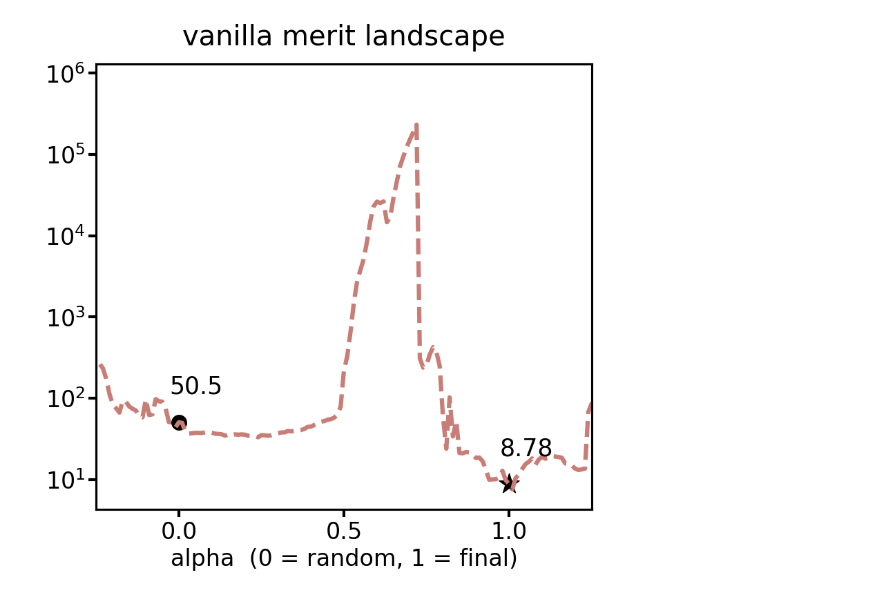
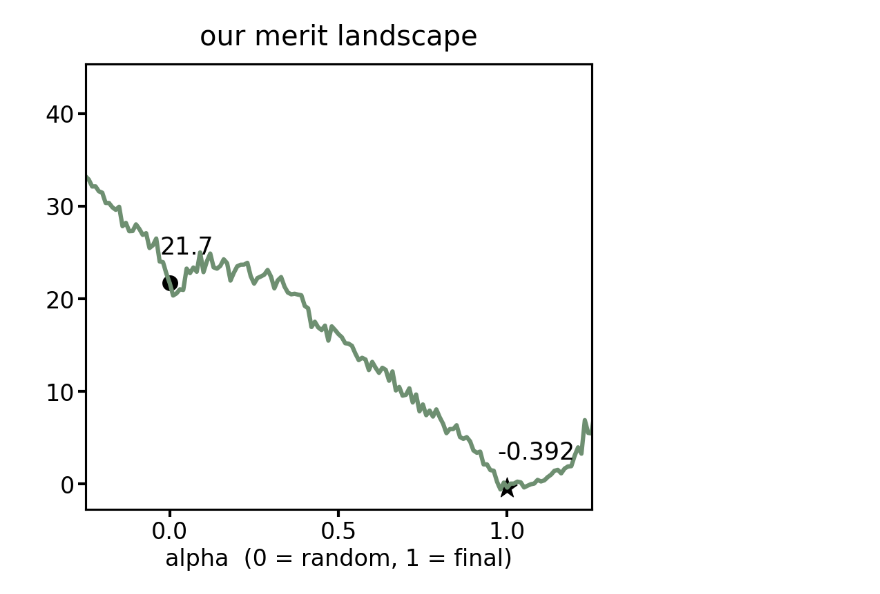
Before and after one commit to xkhainguyen/FSNet, a Jupyter notebook: visualize_weight_to_merit_interp.ipynb, the cells around one changed output. Saved outputs shown, nothing was run; the diff lists cells and outputs as text; code cells hidden in the pictures.

```diff
--- a/visualize_weight_to_merit_interp.ipynb
+++ b/visualize_weight_to_merit_interp.ipynb
@@ -17,7 +17,7 @@ def plot_merit_interpolation(
     t,
     merit,
     *,
-    title="vanilla merit landscape",
+    title="our merit landscape",
     xlabel="alpha  (0 = random, 1 = final)",
     ylabel="merit value",
     save_path=None,
@@ -30,7 +30,7 @@ def plot_merit_interpolation(
     A_idx = int((0.5 + 0.0) / 2 * 200)
     B_idx = int((0.5 + 1.0) / 2 * 200)
 
-    ax.plot(t, merit, linewidth=LINE_WIDTH * 1.5, color=COLORS['vanilla'], linestyle='--')
+    ax.plot(t, merit, linewidth=LINE_WIDTH * 1.5, color=COLORS['ours'], linestyle='-')
     ax.scatter([0.0], [(merit[A_idx])], s=BASE_SIZE*10, marker='o', color='black')
     ax.scatter([1.0], [(merit[B_idx])], s=BASE_SIZE*20, marker='*', color='black')
 
@@ -39,7 +39,7 @@ def plot_merit_interpolation(
     ax.set_xlim(-0.25, 1.25)
     # ax.set_ylabel(ylabel, fontsize=BASE_SIZE, fontweight='normal')
     # ax.set_ylim(-10, 1.5e5)
-    ax.set_yscale("log")
+    # ax.set_yscale("log")
 
     ax.minorticks_off()
     ax.locator_params(axis='x', nbins=4)
@@ -56,33 +56,33 @@ def plot_merit_interpolation(
         spine.set_color('black')
 
     # if save_path is not None:
     #     out_dir = os.path.dirname(save_path)
     #     if out_dir:
     #         os.makedirs(out_dir, exist_ok=True)
     #     fig.savefig(save_path, dpi=dpi, bbox_inches="tight")
     #     print(f"Saved plot to: {save_path}", flush=True)
 
     if show:
         plt.show()
 
     if close:
         plt.close(fig)
 
 
 if __name__ == "__main__":
     # Load from the NPZ you saved earlier
-    npz_path = "figures/merit_interpolation_random_to_vanilla.npz"  # EDIT if needed
+    # npz_path = "figures/merit_interpolation_random_to_vanilla.npz"  # EDIT if needed
     # npz_path = "figures/merit_interpolation_A_to_B.npz"  # EDIT if needed
-    # npz_path = "figures/merit_interpolation_warmstarted.npz"  # EDIT if needed
+    npz_path = "figures/merit_interpolation_warmstarted.npz"  # EDIT if needed
     data = np.load(npz_path)
 
     t = data["t"]
     merit = data["merit"]
 
     plot_merit_interpolation(
         t,
         merit,
         show=True,   # set True if you want interactive display
     )
 # %% [output]
-[figure, old version]
+[figure, new version]
```
Also changed, not shown: 4 other files.
